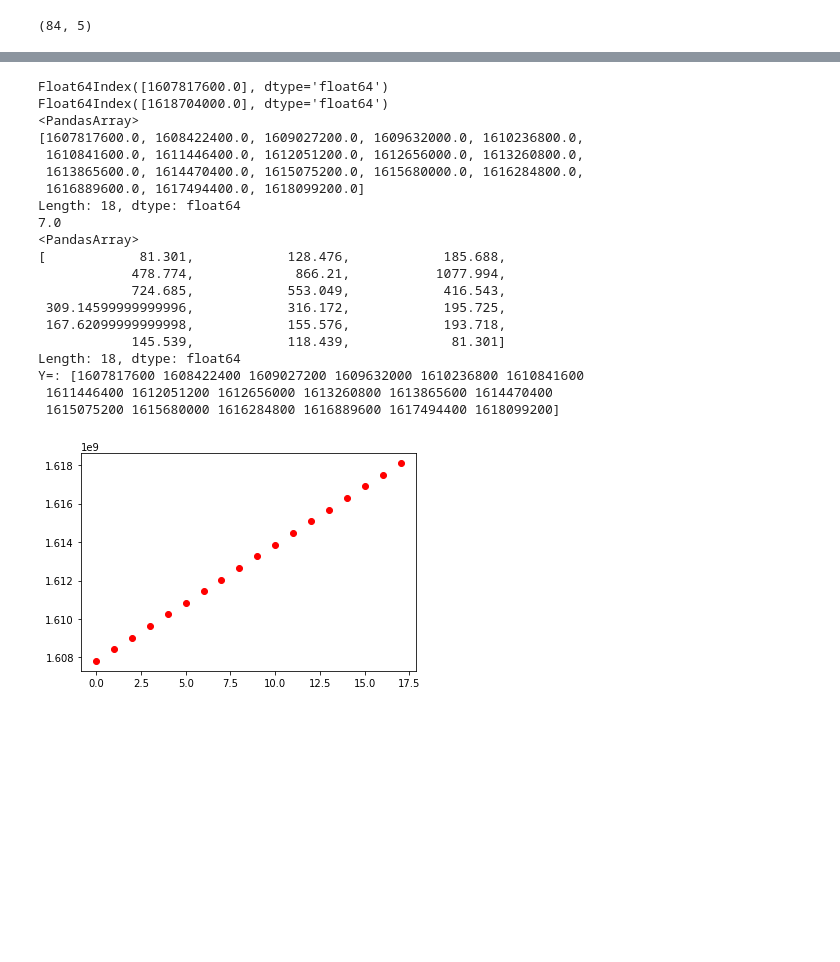
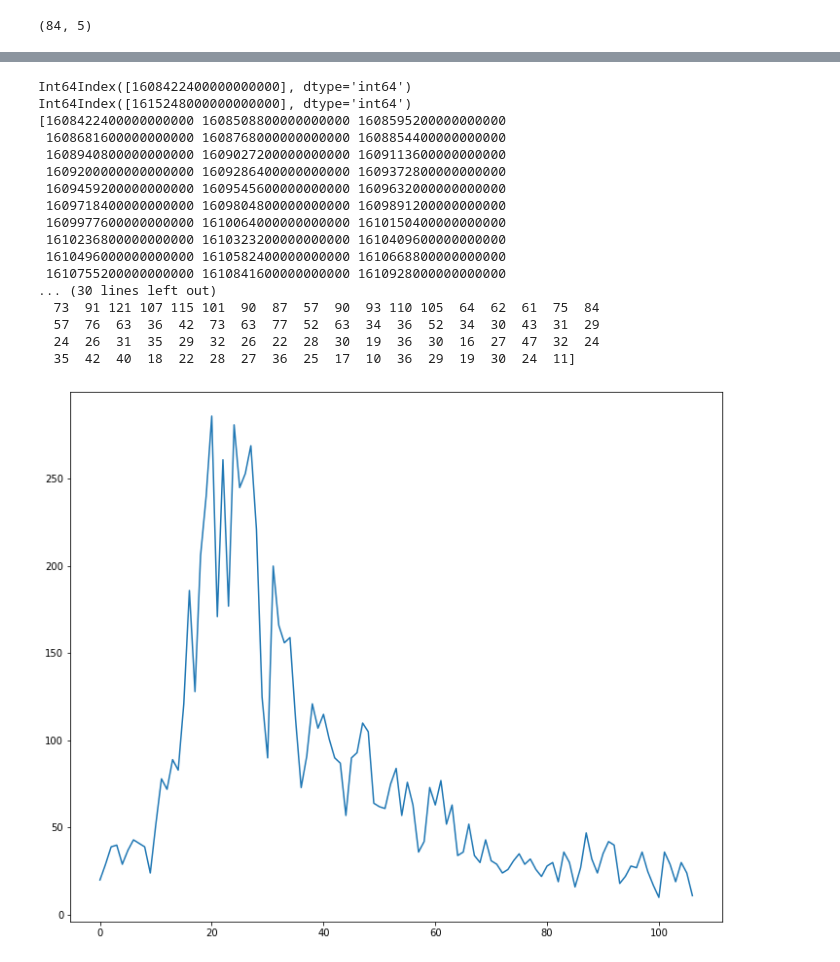
Before and after one commit to Vindhya07/ML_Covid_TimeSeries, a Jupyter notebook: Covid_timeseries.ipynb, the cells around one changed output, grey strips where cells are left out. Drawn from its saved outputs; the diff is of its cells as text; code cells hidden in the pictures; blank space fills up the shorter version.

```diff
--- a/Covid_timeseries.ipynb
+++ b/Covid_timeseries.ipynb
@@ -94,12 +95,12 @@ plt.show()
 # %%
 print("")
 # %%
-start=pd.to_datetime('2020-12-13 00:00:00')
+start=pd.to_datetime('2020-12-20 00:00:00+00:00')
 print("Start: ", start)
-end=pd.to_datetime('2021-04-18 00:00:00')
+end=pd.to_datetime('2021-03-09 00:00:00+00:00')
 print("End: ", end)
-t_full=pd.array(pd.DatetimeIndex(df_Ireland.iloc[35:53,3]).astype(np.int64))/1000000000
+t_full=pd.array(pd.DatetimeIndex(df2.iloc[293:400,2])).astype(np.int64)
 print("Tfull: ", t_full)
 dt = t_full[1] - t_full[0]
-print("Data sampling interval in seconds:", dt)
+print("Data sampling interval", dt)
 # %% [output]
@@ -115,44 +124,38 @@ Data sampling interval in seconds: 604800.0
 # %%
-t_start = pd.DatetimeIndex([start]).astype(np.int64)/1000000000
-t_end = pd.DatetimeIndex([end]).astype(np.int64)/1000000000
+t_start = pd.DatetimeIndex([start]).astype(np.int64)
+t_end = pd.DatetimeIndex([end]).astype(np.int64)
 print(t_start)
 print(t_end)
 print(t_full)
 # d = (t_full>=start) & (t_full<=end)
-# t = np.extract([(t_full[0]>=t_start) & (t_full[t_full.size-1]<=t_end)], t_full)
-# print(t)
+t = np.extract([(t_full[0]>=t_start) & (t_full[t_full.size-1]<=t_end)], df2[:9])
+print("t=",t)
 t = (t_full[1]-t_full[0])/60/60/24
 print(t)
 # print(df_Ireland.iloc[35:53,4])
-ss = pd.array(pd.Index(df_Ireland.iloc[35:53,4]))
+ss = pd.array(pd.Index(df2.iloc[293:400,42])).astype(np.int64)
 print(ss)
-y =t_full.astype(np.int64)
-print("Y=:",y)
-x_range = np.arange(0,t_full.size,1)
-plt.scatter(x_range,y, color='red')
+plt.plot(ss)
 plt.show()
 # %% [output]
-Float64Index([1607817600.0], dtype='float64')
-Float64Index([1618704000.0], dtype='float64')
-<PandasArray>
-[1607817600.0, 1608422400.0, 1609027200.0, 1609632000.0, 1610236800.0,
- 1610841600.0, 1611446400.0, 1612051200.0, 1612656000.0, 1613260800.0,
- 1613865600.0, 1614470400.0, 1615075200.0, 1615680000.0, 1616284800.0,
- 1616889600.0, 1617494400.0, 1618099200.0]
-Length: 18, dtype: float64
-7.0
-<PandasArray>
-[            81.301,            128.476,            185.688,
-            478.774,             866.21,           1077.994,
-            724.685,            553.049,            416.543,
- 309.14599999999996,            316.172,            195.725,
- 167.62099999999998,            155.576,            193.718,
-            145.539,            118.439,             81.301]
-Length: 18, dtype: float64
-Y=: [1607817600 1608422400 1609027200 1609632000 1610236800 1610841600
- 1611446400 1612051200 1612656000 1613260800 1613865600 1614470400
- 1615075200 1615680000 1616284800 1616889600 1617494400 1618099200]
+Int64Index([1608422400000000000], dtype='int64')
+Int64Index([1615248000000000000], dtype='int64')
+[1608422400000000000 1608508800000000000 1608595200000000000
+ 1608681600000000000 1608768000000000000 1608854400000000000
+ 1608940800000000000 1609027200000000000 1609113600000000000
+ 1609200000000000000 1609286400000000000 1609372800000000000
+ 1609459200000000000 1609545600000000000 1609632000000000000
+ 1609718400000000000 1609804800000000000 1609891200000000000
+ 1609977600000000000 1610064000000000000 1610150400000000000
+ 1610236800000000000 1610323200000000000 1610409600000000000
+ 1610496000000000000 1610582400000000000 1610668800000000000
+ 1610755200000000000 1610841600000000000 1610928000000000000
+... (30 lines left out)
+  73  91 121 107 115 101  90  87  57  90  93 110 105  64  62  61  75  84
+  57  76  63  36  42  73  63  77  52  63  34  36  52  34  30  43  31  29
+  24  26  31  35  29  32  26  22  28  30  19  36  30  16  27  47  32  24
+  35  42  40  18  22  28  27  36  25  17  10  36  29  19  30  24  11]
-[figure, old version]
+[figure, new version]
 # %%
 stride = 1
 lag = 3
```
Also changed, not shown: parts of 9 cells of this notebook.
